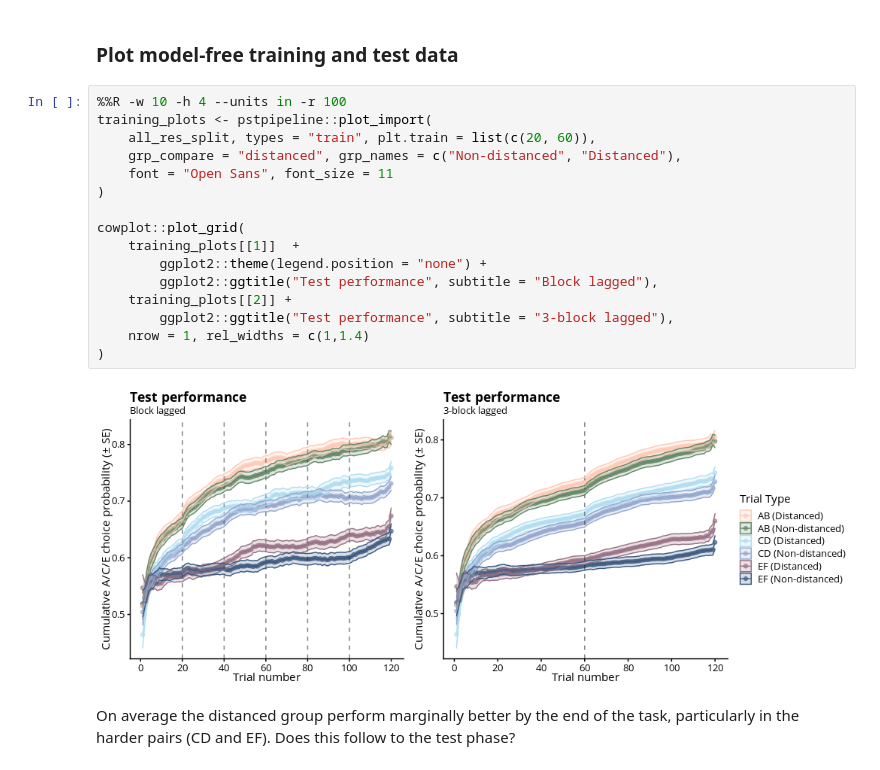
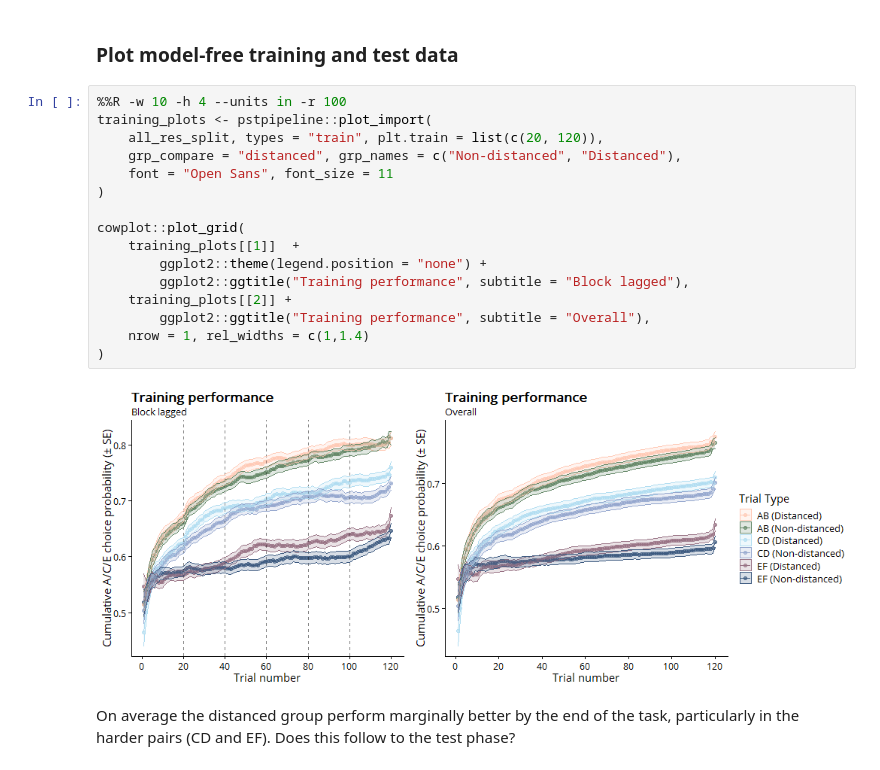
Before and after one commit to qdercon/pstpipeline, a Jupyter notebook: notebooks/data_cleaning_factor_derivation.ipynb, the cells around one changed output. Saved outputs shown, nothing was run; the diff lists cells and outputs as text.

```diff
--- a/notebooks/data_cleaning_factor_derivation.ipynb
+++ b/notebooks/data_cleaning_factor_derivation.ipynb
@@ -221,21 +222,21 @@ Scores for the "Compulsivity" factor seem relatively close to that seen in the s
 # %%
 %%R -w 10 -h 4 --units in -r 100
 training_plots <- pstpipeline::plot_import(
-    all_res_split, types = "train", plt.train = list(c(20, 60)),
+    all_res_split, types = "train", plt.train = list(c(20, 120)),
     grp_compare = "distanced", grp_names = c("Non-distanced", "Distanced"),
     font = "Open Sans", font_size = 11
 )
 
 cowplot::plot_grid(
     training_plots[[1]]  +
         ggplot2::theme(legend.position = "none") +
-        ggplot2::ggtitle("Test performance", subtitle = "Block lagged"),
+        ggplot2::ggtitle("Training performance", subtitle = "Block lagged"),
     training_plots[[2]] +
-        ggplot2::ggtitle("Test performance", subtitle = "3-block lagged"),
+        ggplot2::ggtitle("Training performance", subtitle = "Overall"),
     nrow = 1, rel_widths = c(1,1.4)
 )
 # %% [output]
-[figure, old version]
+[figure, new version]
 # %% [markdown]
 On average the distanced group perform marginally better by the end of the task, particularly in the harder pairs (CD and EF). Does this follow to the test phase?
 # %%
```
Also changed, not shown: parts of 6 cells of this notebook, 2 other files.
